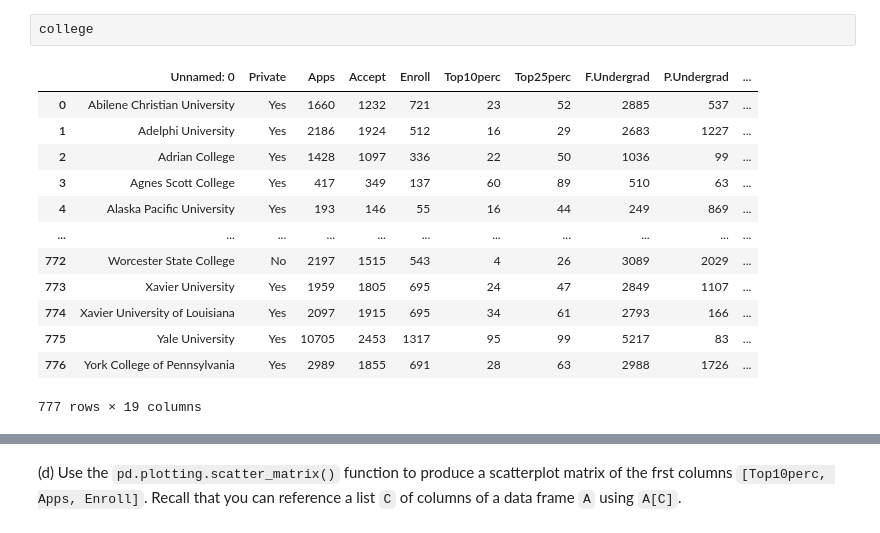
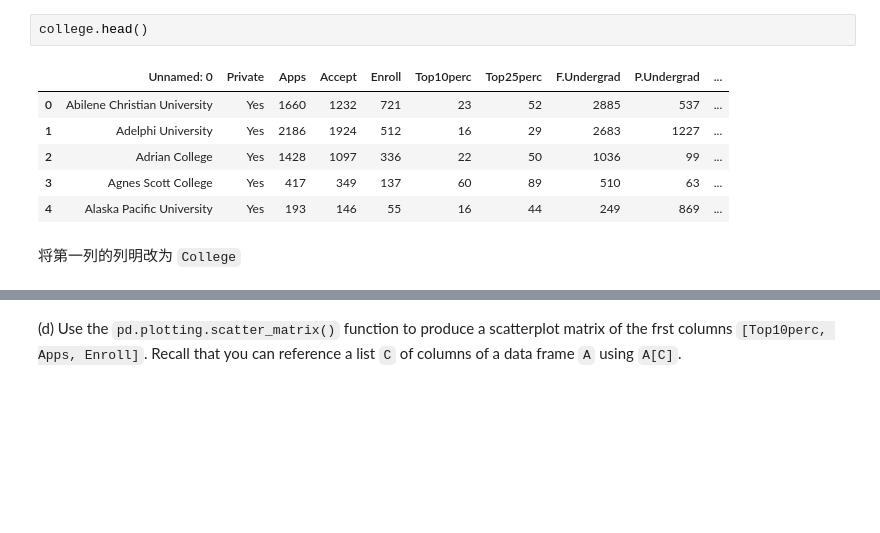
Before and after one commit to hrjtju/way_to_math, a Jupyter notebook: 3_Learn/2_Lectures/0_MachineLearning/1_Midterm_homework/2_code/hw1_applied.ipynb, the cells around one changed output, grey strips where cells are left out. Drawn from its saved outputs; the diff is of its cells as text; blank space fills up the shorter version.

```diff
--- a/3_Learn/2_Lectures/0_MachineLearning/1_Midterm_homework/2_code/hw1_applied.ipynb
+++ b/3_Learn/2_Lectures/0_MachineLearning/1_Midterm_homework/2_code/hw1_applied.ipynb
@@ -43,17 +31,12 @@ college = college3
 # %%
-college
+college.head()
 # %% [output]
 |  | Unnamed: 0 | Private | Apps | Accept | Enroll | Top10perc | Top25perc | F.Undergrad | P.Undergrad | ... |
 | 0 | Abilene Christian University | Yes | 1660 | 1232 | 721 | 23 | 52 | 2885 | 537 | ... |
 | 1 | Adelphi University | Yes | 2186 | 1924 | 512 | 16 | 29 | 2683 | 1227 | ... |
 | 2 | Adrian College | Yes | 1428 | 1097 | 336 | 22 | 50 | 1036 | 99 | ... |
 | 3 | Agnes Scott College | Yes | 417 | 349 | 137 | 60 | 89 | 510 | 63 | ... |
 | 4 | Alaska Pacific University | Yes | 193 | 146 | 55 | 16 | 44 | 249 | 869 | ... |
-| ... | ... | ... | ... | ... | ... | ... | ... | ... | ... | ... |
-| 772 | Worcester State College | No | 2197 | 1515 | 543 | 4 | 26 | 3089 | 2029 | ... |
-| 773 | Xavier University | Yes | 1959 | 1805 | 695 | 24 | 47 | 2849 | 1107 | ... |
-| 774 | Xavier University of Louisiana | Yes | 2097 | 1915 | 695 | 34 | 61 | 2793 | 166 | ... |
-| 775 | Yale University | Yes | 10705 | 2453 | 1317 | 95 | 99 | 5217 | 83 | ... |
-| 776 | York College of Pennsylvania | Yes | 2989 | 1855 | 691 | 28 | 63 | 2988 | 1726 | ... |
-777 rows × 19 columns
+# %% [markdown]
+将第一列的列明改为 `College`
 # %%
```
Also changed, not shown: parts of 11 cells of this notebook, 13 other files.
